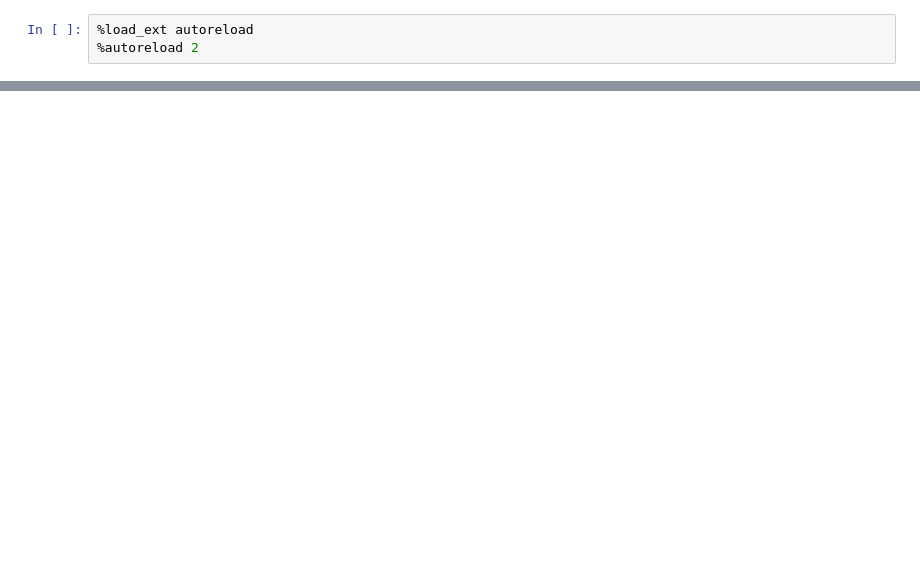
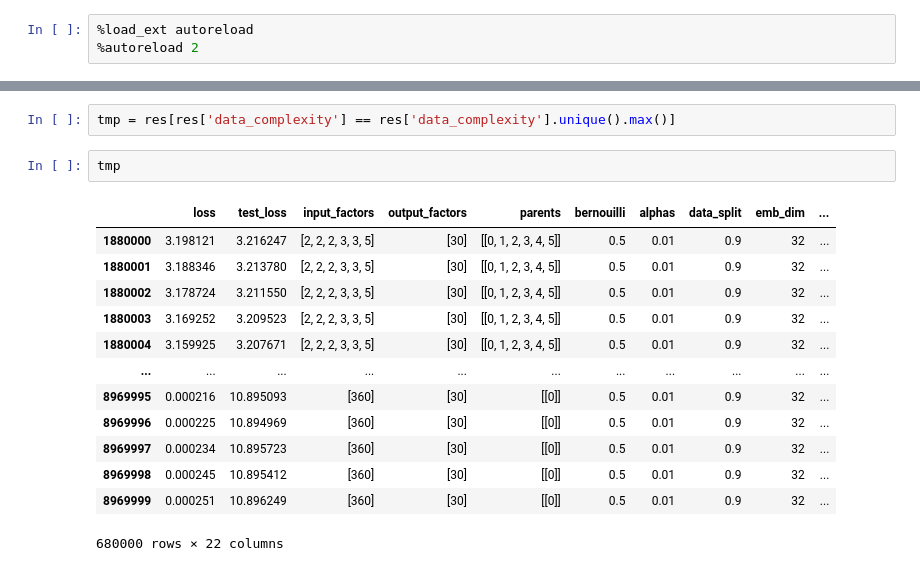
Before and after one commit to facebookresearch/pal, a Jupyter notebook: factorization/scratchpad.ipynb, the cells around one changed output, grey strips where cells are left out. Saved outputs shown, nothing was run; the diff lists cells and outputs as text; blank space fills up the shorter version.

```diff
--- a/factorization/scratchpad.ipynb
+++ b/factorization/scratchpad.ipynb
@@ -60,0 +91,18 @@ ax.grid()
+# %%
+tmp = res[res['data_complexity'] == res['data_complexity'].unique().max()]
+# %%
+tmp
+# %% [output]
+|  | loss | test_loss | input_factors | output_factors | parents | bernouilli | alphas | data_split | emb_dim | ... |
+| 1880000 | 3.198121 | 3.216247 | [2, 2, 2, 3, 3, 5] | [30] | [[0, 1, 2, 3, 4, 5]] | 0.5 | 0.01 | 0.9 | 32 | ... |
+| 1880001 | 3.188346 | 3.213780 | [2, 2, 2, 3, 3, 5] | [30] | [[0, 1, 2, 3, 4, 5]] | 0.5 | 0.01 | 0.9 | 32 | ... |
+| 1880002 | 3.178724 | 3.211550 | [2, 2, 2, 3, 3, 5] | [30] | [[0, 1, 2, 3, 4, 5]] | 0.5 | 0.01 | 0.9 | 32 | ... |
+| 1880003 | 3.169252 | 3.209523 | [2, 2, 2, 3, 3, 5] | [30] | [[0, 1, 2, 3, 4, 5]] | 0.5 | 0.01 | 0.9 | 32 | ... |
+| 1880004 | 3.159925 | 3.207671 | [2, 2, 2, 3, 3, 5] | [30] | [[0, 1, 2, 3, 4, 5]] | 0.5 | 0.01 | 0.9 | 32 | ... |
+| ... | ... | ... | ... | ... | ... | ... | ... | ... | ... | ... |
+| 8969995 | 0.000216 | 10.895093 | [360] | [30] | [[0]] | 0.5 | 0.01 | 0.9 | 32 | ... |
+| 8969996 | 0.000225 | 10.894969 | [360] | [30] | [[0]] | 0.5 | 0.01 | 0.9 | 32 | ... |
+| 8969997 | 0.000234 | 10.895723 | [360] | [30] | [[0]] | 0.5 | 0.01 | 0.9 | 32 | ... |
+| 8969998 | 0.000245 | 10.895412 | [360] | [30] | [[0]] | 0.5 | 0.01 | 0.9 | 32 | ... |
+| 8969999 | 0.000251 | 10.896249 | [360] | [30] | [[0]] | 0.5 | 0.01 | 0.9 | 32 | ... |
+680000 rows × 22 columns
```
Also changed, not shown: parts of 10 cells of this notebook.
